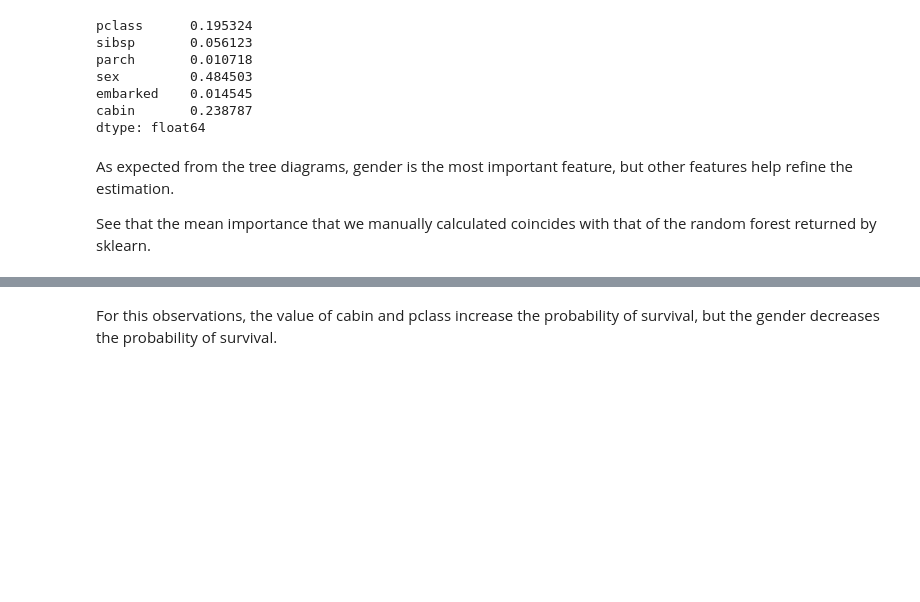
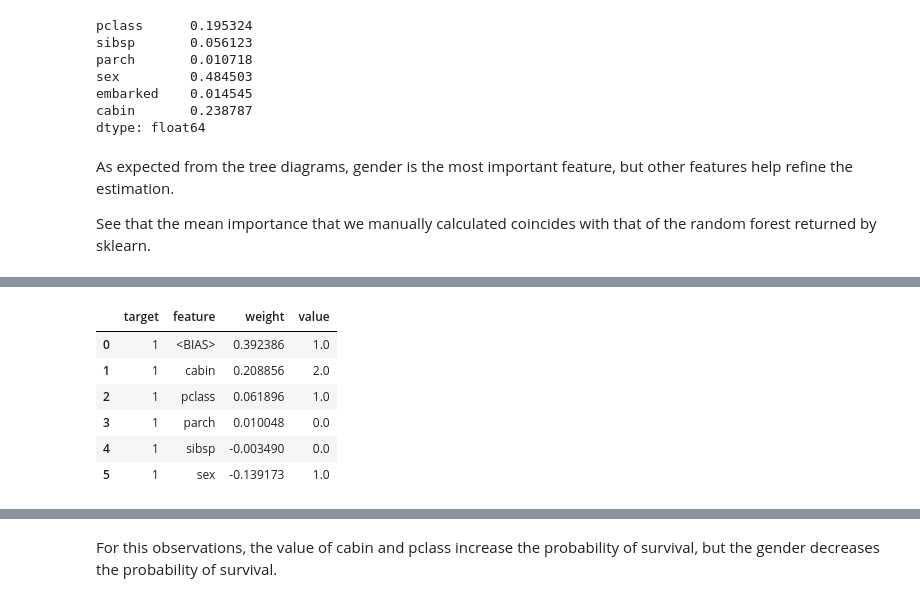
Before and after one commit to solegalli/machine-learning-interpretability, a Jupyter notebook: 07-random-forests/3-random-forests-classification.ipynb, the cells around one changed output, grey strips where cells are left out. Saved outputs shown, nothing was run; the diff lists cells and outputs as text; code cells hidden in the pictures; blank space fills up the shorter version.

```diff
--- a/07-random-forests/3-random-forests-classification.ipynb
+++ b/07-random-forests/3-random-forests-classification.ipynb
@@ -198,3 +202,16 @@ from treeinterpreter import treeinterpreter as ti
 # %%
-prediction, bias, contributions = ti.predict(rf, X_test)
+# First sample
+
+row = X_test.iloc[0]
+
+contrib = eli5.explain_prediction_df(rf, row, feature_names=list(X_train.columns), targets=[1])
+contrib
+# %% [output]
+|  | target | feature | weight | value |
+| 0 | 1 | <BIAS> | 0.392386 | 1.0 |
+| 1 | 1 | cabin | 0.208856 | 2.0 |
+| 2 | 1 | pclass | 0.061896 | 1.0 |
+| 3 | 1 | parch | 0.010048 | 0.0 |
+| 4 | 1 | sibsp | -0.003490 | 0.0 |
+| 5 | 1 | sex | -0.139173 | 1.0 |
 # %%
```
Also changed, not shown: parts of 13 cells of this notebook, 2 other files.
